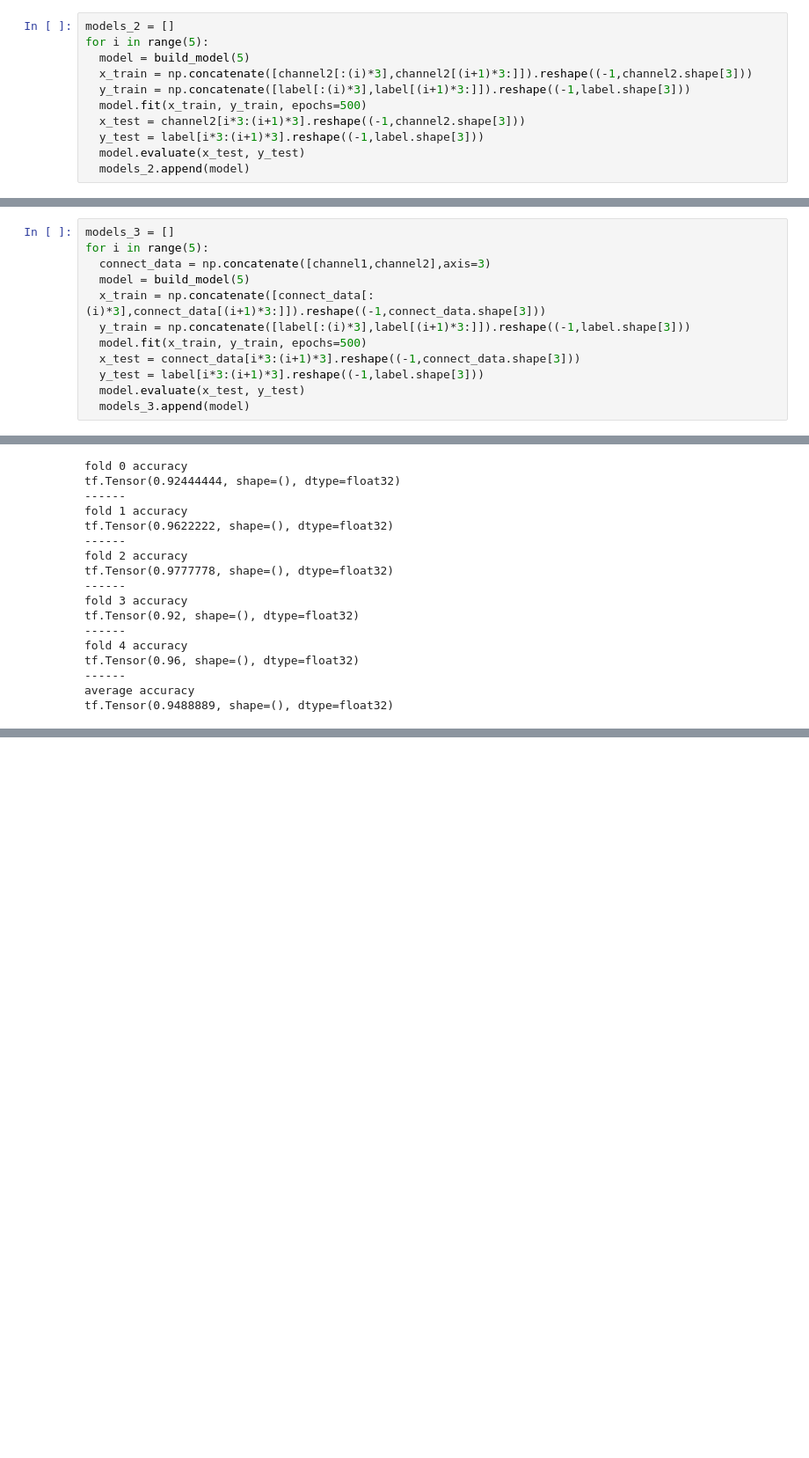
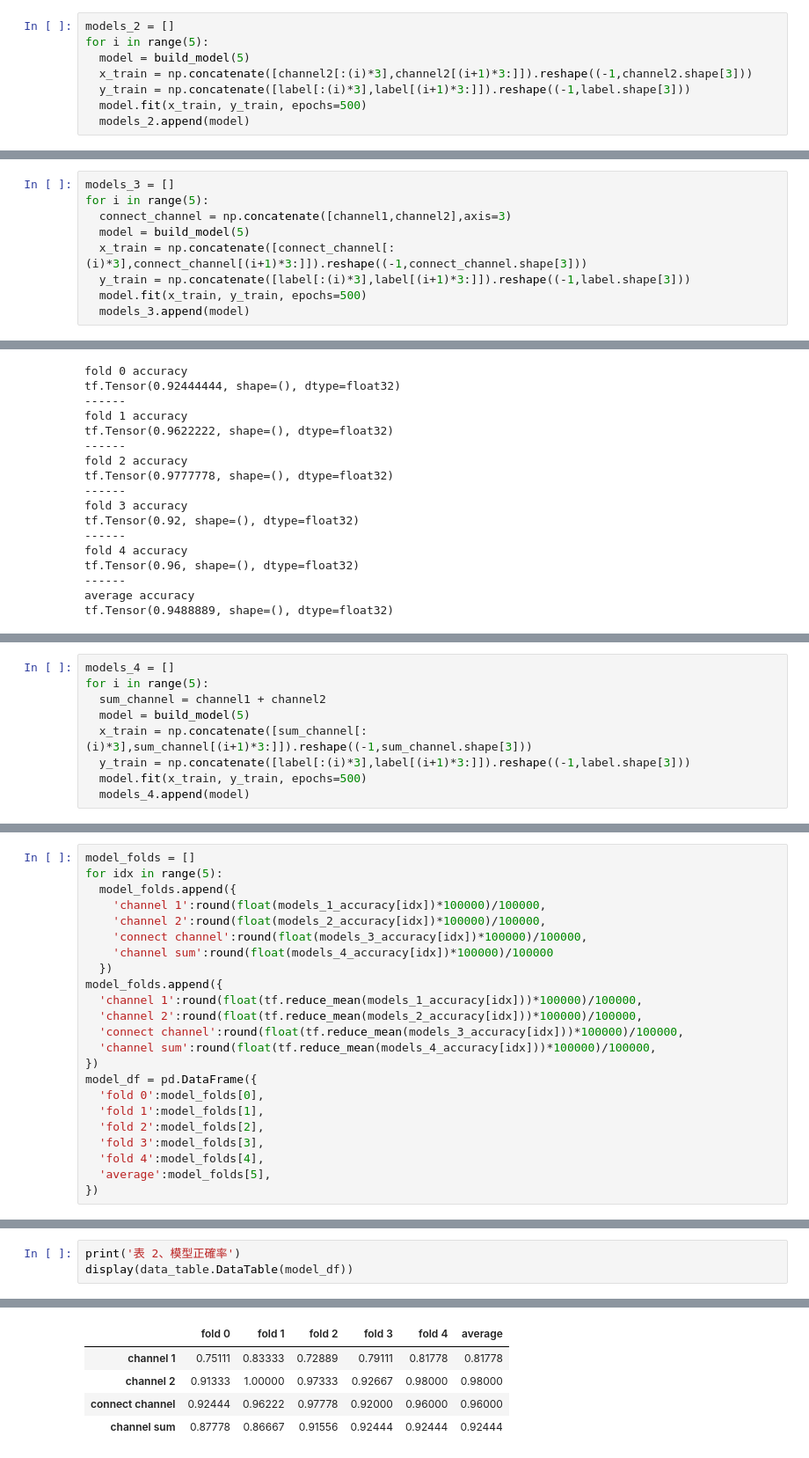
Before and after one commit to toonnyy8/mhmc, a Jupyter notebook: MultimediaProcessing/MultimediaProcessing.ipynb, the cells around one changed output, grey strips where cells are left out. Shown at 88% size. Saved outputs shown, nothing was run; the diff lists cells and outputs as text; blank space fills up the shorter version.

```diff
--- a/MultimediaProcessing/MultimediaProcessing.ipynb
+++ b/MultimediaProcessing/MultimediaProcessing.ipynb
@@ -146,9 +223,6 @@ for i in range(5):
   x_train = np.concatenate([channel2[:(i)*3],channel2[(i+1)*3:]]).reshape((-1,channel2.shape[3]))
   y_train = np.concatenate([label[:(i)*3],label[(i+1)*3:]]).reshape((-1,label.shape[3]))
   model.fit(x_train, y_train, epochs=500)
-  x_test = channel2[i*3:(i+1)*3].reshape((-1,channel2.shape[3]))
-  y_test = label[i*3:(i+1)*3].reshape((-1,label.shape[3]))
-  model.evaluate(x_test, y_test)
   models_2.append(model)
 # %% [output]
 串流輸出內容已截斷至最後 5000 行。
@@ -218,14 +292,11 @@ tf.Tensor(0.9586667, shape=(), dtype=float32)
 # %%
 models_3 = []
 for i in range(5):
-  connect_data = np.concatenate([channel1,channel2],axis=3)
+  connect_channel = np.concatenate([channel1,channel2],axis=3)
   model = build_model(5)
-  x_train = np.concatenate([connect_data[:(i)*3],connect_data[(i+1)*3:]]).reshape((-1,connect_data.shape[3]))
+  x_train = np.concatenate([connect_channel[:(i)*3],connect_channel[(i+1)*3:]]).reshape((-1,connect_channel.shape[3]))
   y_train = np.concatenate([label[:(i)*3],label[(i+1)*3:]]).reshape((-1,label.shape[3]))
   model.fit(x_train, y_train, epochs=500)
-  x_test = connect_data[i*3:(i+1)*3].reshape((-1,connect_data.shape[3]))
-  y_test = label[i*3:(i+1)*3].reshape((-1,label.shape[3]))
-  model.evaluate(x_test, y_test)
   models_3.append(model)
 # %% [output]
 串流輸出內容已截斷至最後 5000 行。
@@ -312,0 +367,9 @@ tf.reduce_sum(
+# %%
+models_4 = []
+for i in range(5):
+  sum_channel = channel1 + channel2
+  model = build_model(5)
+  x_train = np.concatenate([sum_channel[:(i)*3],sum_channel[(i+1)*3:]]).reshape((-1,sum_channel.shape[3]))
+  y_train = np.concatenate([label[:(i)*3],label[(i+1)*3:]]).reshape((-1,label.shape[3]))
+  model.fit(x_train, y_train, epochs=500)
+  models_4.append(model)
@@ -312,0 +439,23 @@ tf.reduce_sum(
+# %%
+model_folds = []
+for idx in range(5):
+  model_folds.append({
+    'channel 1':round(float(models_1_accuracy[idx])*100000)/100000,
+    'channel 2':round(float(models_2_accuracy[idx])*100000)/100000,
+    'connect channel':round(float(models_3_accuracy[idx])*100000)/100000,
+    'channel sum':round(float(models_4_accuracy[idx])*100000)/100000
+  })
+model_folds.append({
+  'channel 1':round(float(tf.reduce_mean(models_1_accuracy[idx]))*100000)/100000,
+  'channel 2':round(float(tf.reduce_mean(models_2_accuracy[idx]))*100000)/100000,
+  'connect channel':round(float(tf.reduce_mean(models_3_accuracy[idx]))*100000)/100000,
+  'channel sum':round(float(tf.reduce_mean(models_4_accuracy[idx]))*100000)/100000,
+})
+model_df = pd.DataFrame({
+  'fold 0':model_folds[0],
+  'fold 1':model_folds[1],
+  'fold 2':model_folds[2],
+  'fold 3':model_folds[3],
+  'fold 4':model_folds[4],
+  'average':model_folds[5],
+})
@@ -312,0 +478,4 @@ tf.reduce_sum(
+# %%
+print('表 2、模型正確率')
+display(data_table.DataTable(model_df))
+# %% [output]
@@ -312,0 +483,5 @@ tf.reduce_sum(
+|  | fold 0 | fold 1 | fold 2 | fold 3 | fold 4 | average |
+| channel 1 | 0.75111 | 0.83333 | 0.72889 | 0.79111 | 0.81778 | 0.81778 |
+| channel 2 | 0.91333 | 1.00000 | 0.97333 | 0.92667 | 0.98000 | 0.98000 |
+| connect channel | 0.92444 | 0.96222 | 0.97778 | 0.92000 | 0.96000 | 0.96000 |
+| channel sum | 0.87778 | 0.86667 | 0.91556 | 0.92444 | 0.92444 | 0.92444 |
```
Also changed, not shown: parts of 19 cells of this notebook.
